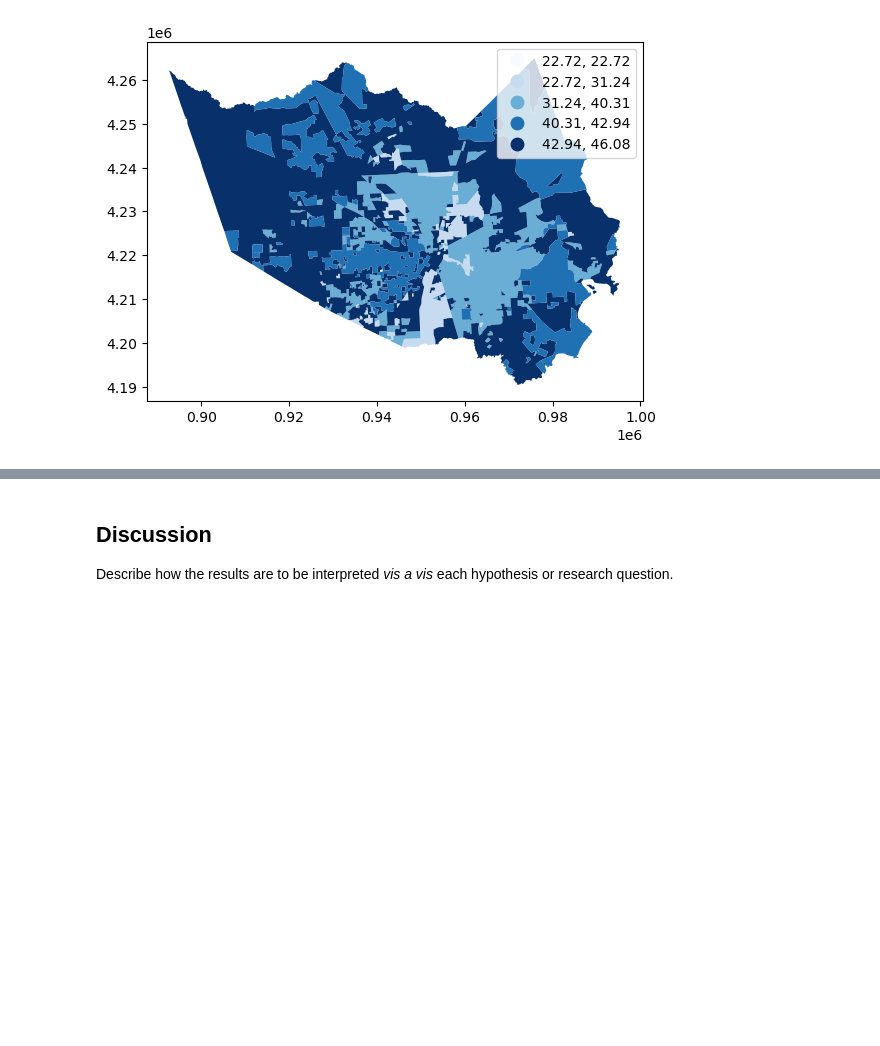
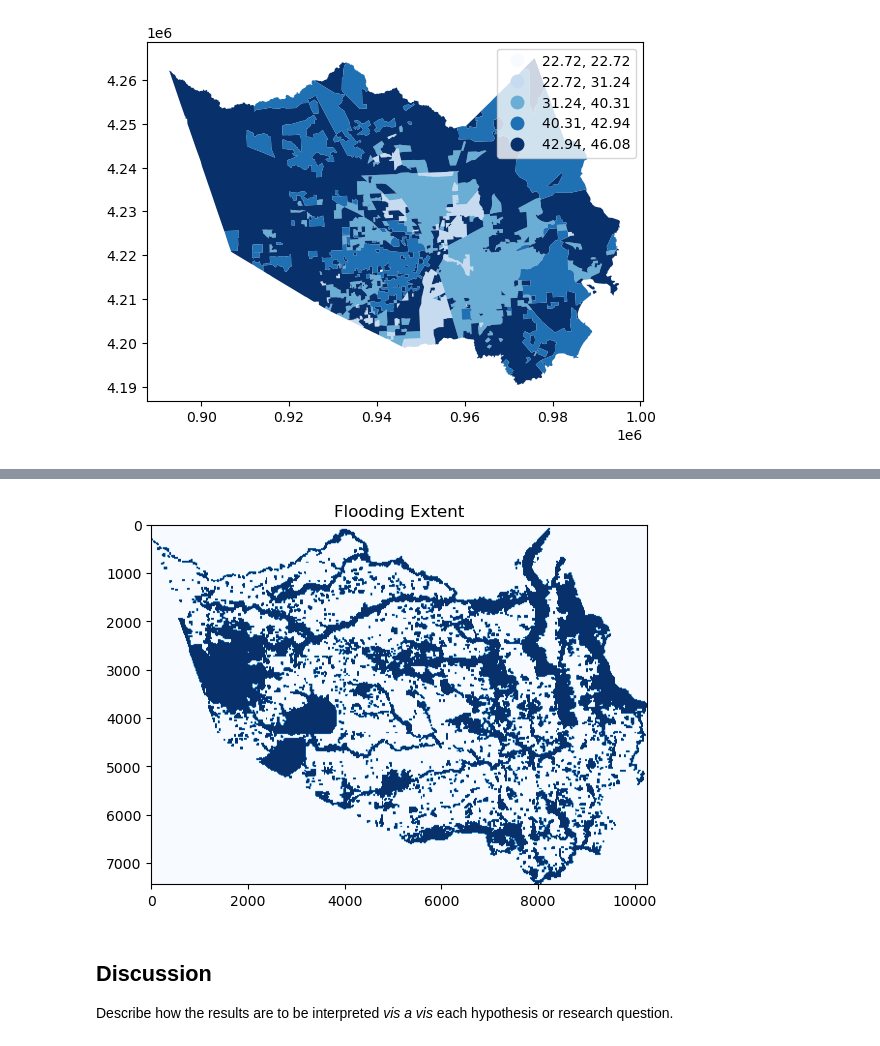
Before and after one commit to Colman-Bashore/Harvey-Flooding-Replication, a Jupyter notebook: procedure/code/01-Jupyter_notebook.ipynb, the cells around one changed output, grey strips where cells are left out. Cells and saved outputs as stored; diff of their text form; code cells hidden in the pictures; blank space fills up the shorter version.

```diff
--- a/procedure/code/01-Jupyter_notebook.ipynb
+++ b/procedure/code/01-Jupyter_notebook.ipynb
@@ -544,3 +594,23 @@ IndexError: list index out of range
+# %%
+#show((actual_flood_10, 1),)
+#plt.savefig(here(path["rfig"],'actualFlood.png'))
+
+with rasterio.open(here(path["drpub"],'actual_flood_10.tif')) as src:
+    # Read the raster data
+    raster_data = src.read(1)
+
+    # Plot the raster image
+    plt.imshow(raster_data, cmap='Blues')
+    #plt.colorbar(label='Pixel Values')
+    plt.title('Flooding Extent')
+
+    # Save the plot as a PNG file
+    plt.savefig(here(path["rfig"],'actualFlood.png'))
+
+    # Show the plot (optional)
+    plt.show()
+# %% [output]
+[figure, added]
 # %% [markdown]
 ## Discussion
 
```
Also changed, not shown: parts of 6 cells of this notebook, 4 other files.
